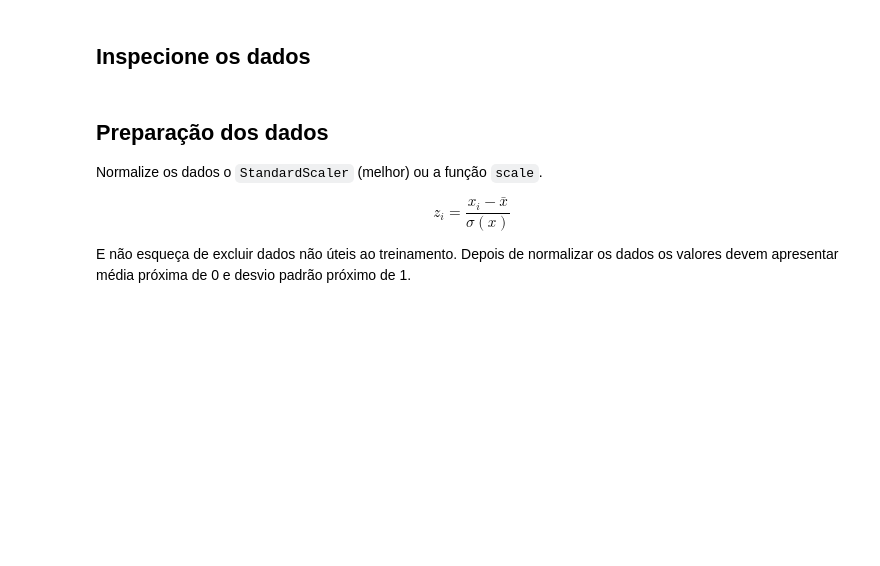
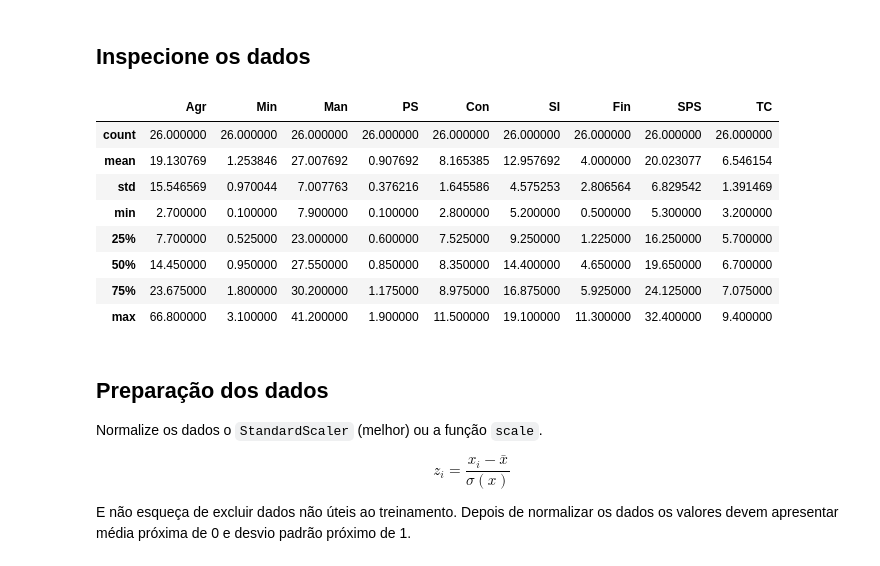
Before and after one commit to BrunaKrasotaMatos/MineracaoDados, a Jupyter notebook: BIG_A5_Clustering_BrunaMatos.ipynb, the cells around one changed output. Drawn from its saved outputs; the diff is of its cells as text; code cells hidden in the pictures; blank space fills up the shorter version.

```diff
--- a/BIG_A5_Clustering_BrunaMatos.ipynb
+++ b/BIG_A5_Clustering_BrunaMatos.ipynb
@@ -61,0 +61,13 @@ df.head()
+# %%
+# # Inicialmente vamos analisar todas as colunas
+df.describe(include='all')
+# %% [output]
+|  | Agr | Min | Man | PS | Con | SI | Fin | SPS | TC |
+| count | 26.000000 | 26.000000 | 26.000000 | 26.000000 | 26.000000 | 26.000000 | 26.000000 | 26.000000 | 26.000000 |
+| mean | 19.130769 | 1.253846 | 27.007692 | 0.907692 | 8.165385 | 12.957692 | 4.000000 | 20.023077 | 6.546154 |
+| std | 15.546569 | 0.970044 | 7.007763 | 0.376216 | 1.645586 | 4.575253 | 2.806564 | 6.829542 | 1.391469 |
+| min | 2.700000 | 0.100000 | 7.900000 | 0.100000 | 2.800000 | 5.200000 | 0.500000 | 5.300000 | 3.200000 |
+| 25% | 7.700000 | 0.525000 | 23.000000 | 0.600000 | 7.525000 | 9.250000 | 1.225000 | 16.250000 | 5.700000 |
+| 50% | 14.450000 | 0.950000 | 27.550000 | 0.850000 | 8.350000 | 14.400000 | 4.650000 | 19.650000 | 6.700000 |
+| 75% | 23.675000 | 1.800000 | 30.200000 | 1.175000 | 8.975000 | 16.875000 | 5.925000 | 24.125000 | 7.075000 |
+| max | 66.800000 | 3.100000 | 41.200000 | 1.900000 | 11.500000 | 19.100000 | 11.300000 | 32.400000 | 9.400000 |
```
Also changed, not shown: parts of 16 cells of this notebook.
